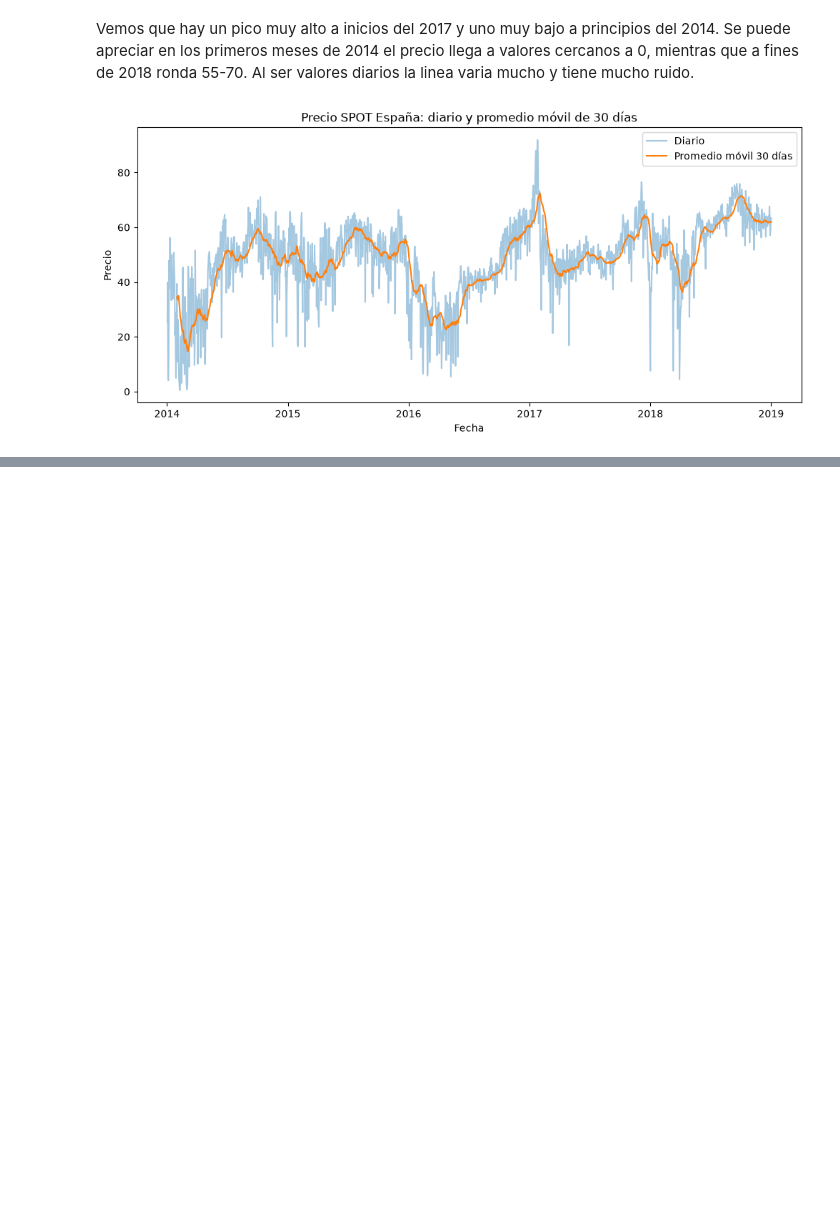
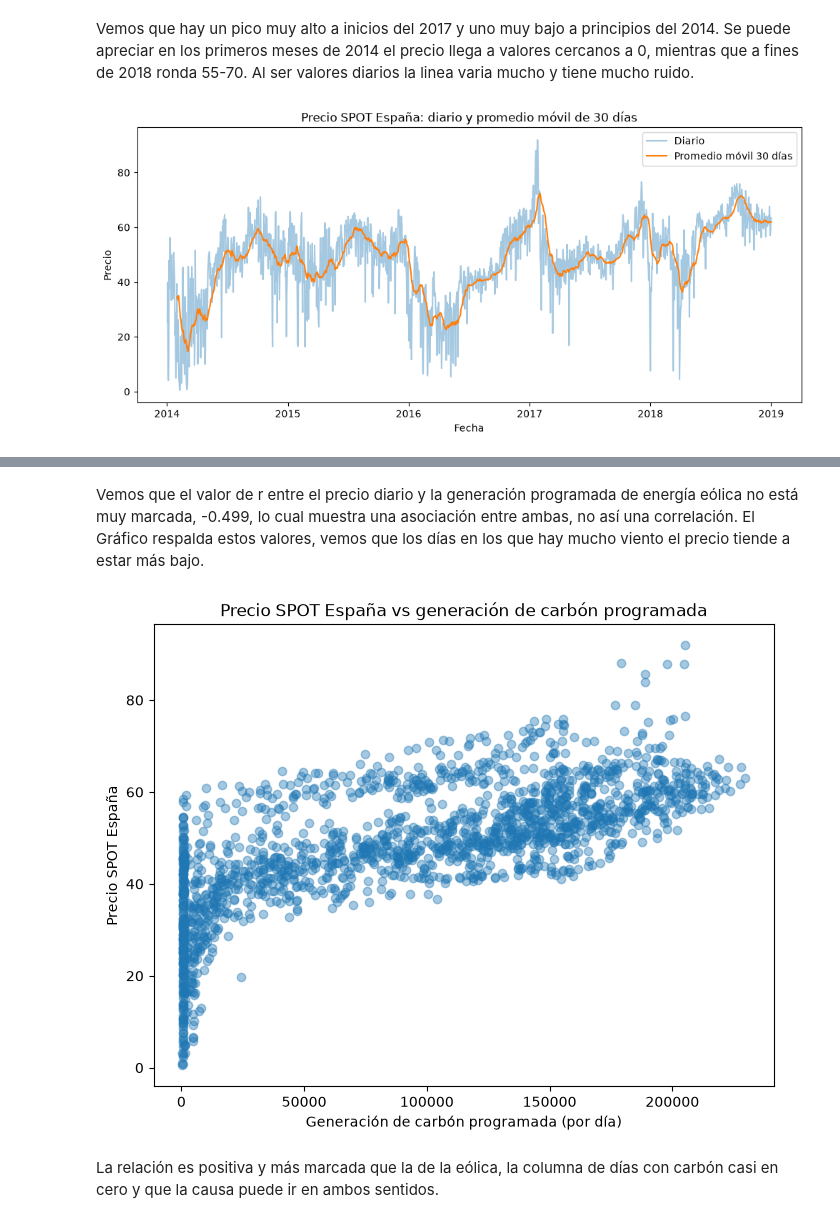
Before and after one commit to CarlosScura/reto-para-magos-de-datos, a Jupyter notebook: 02_energia_espana.ipynb, the cells around one changed output, grey strips where cells are left out. Saved outputs shown, nothing was run; the diff lists cells and outputs as text; code cells hidden in the pictures; blank space fills up the shorter version.

```diff
--- a/02_energia_espana.ipynb
+++ b/02_energia_espana.ipynb
@@ -507,0 +568,13 @@ plt.show()
+# %% [markdown]
+Vemos que el valor de r entre el precio diario y la generación programada de energía eólica no está muy marcada, -0.499, lo cual muestra una asociación entre ambas, no así una correlación. El Gráfico respalda estos valores, vemos que los días en los que hay mucho viento el precio tiende a estar más bajo.
+# %%
+plt.figure(figsize=(8, 6))
+plt.scatter(df_ancho[carbon], df_ancho[precio_esp], alpha=0.4)
+plt.title('Precio SPOT España vs generación de carbón programada')
+plt.xlabel('Generación de carbón programada (por día)')
+plt.ylabel('Precio SPOT España')
+plt.show()
+# %% [output]
+[figure, added]
+# %% [markdown]
+La relación es positiva y más marcada que la de la eólica, la columna de días con carbón casi en cero y que la causa puede ir en ambos sentidos.
```
Also changed, not shown: parts of 8 cells of this notebook.
